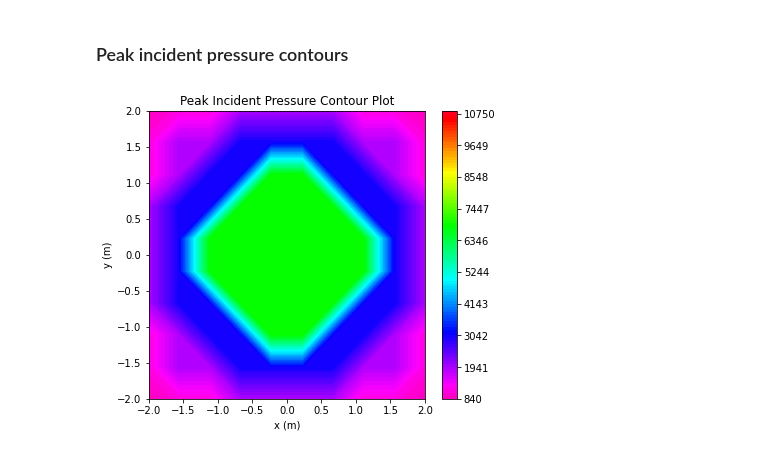
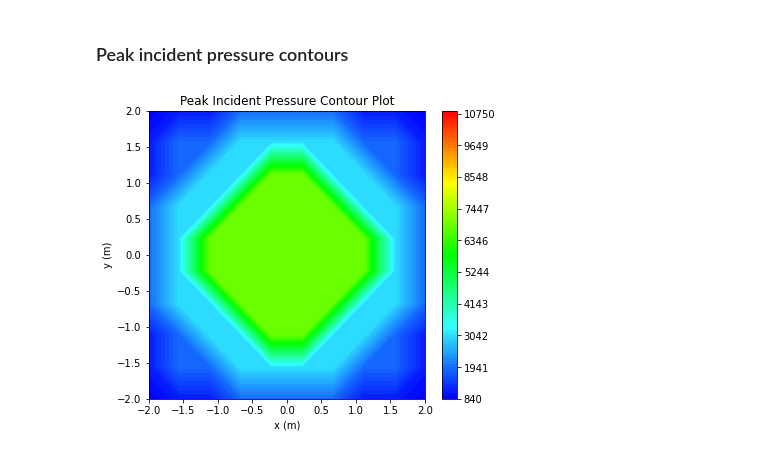
Before and after one commit to ChamodiWidanage/Paper4_2D_Visualization, a Jupyter notebook: Pressure/XGBoost-Original.ipynb, the cells around one changed output. Saved outputs shown, nothing was run; the diff lists cells and outputs as text; code cells hidden in the pictures.

```diff
--- a/Pressure/XGBoost-Original.ipynb
+++ b/Pressure/XGBoost-Original.ipynb
@@ -516,17 +517,35 @@ plt.show()
 [figure]
 # %% [markdown]
 ### Peak incident pressure contours
+# %%
+cdict = {'red': ((0.0, 0.0, 0.0),
+                 (0.25, 0.2, 0.2),
+                 (0.5, 0.0, 0.0),
+                 (0.75, 1.0, 1.0),
+                 (1.0, 1.0, 1.0)),
+        'green':((0.0, 0.0, 0.0),
+                 (0.25, 1.0, 1.0),
+                 (0.5, 1.0, 1.0),
+                 (0.75, 1.0, 1.0),
+                 (1.0, 0.0, 0.0)),
+        'blue': ((0.0, 1.0, 1.0),
+                 (0.25, 1.0, 1.0),
+                 (0.5, 0.0, 0.0),
+                 (0.75, 0.0, 0.0),
+                 (1.0, 0.0, 0.0))}
+# %%
+my_cmap = matplotlib.colors.LinearSegmentedColormap('my_colormap',cdict,256)
 # %%
 fig = plt.figure(figsize=(6,5))
 left, bottom, width, height = 0.1, 0.1, 0.8, 0.8
 ax = fig.add_axes([left, bottom, width, height])
 levels = np.linspace(840, 10850, 101)
-cp = plt.contourf(X, Y, Z_pred, levels = levels, cmap = 'gist_rainbow_r')
+cp = plt.contourf(X, Y, Z_pred, levels = levels, cmap = my_cmap)
 plt.colorbar(cp)
 
 ax.set_title('Peak Incident Pressure Contour Plot')
 ax.set_xlabel('x (m)')
 ax.set_ylabel('y (m)')
 plt.show()
 # %% [output]
-[figure, old version]
+[figure, new version]
```
Also changed, not shown: parts of 1 cell of this notebook, 3 other files.
